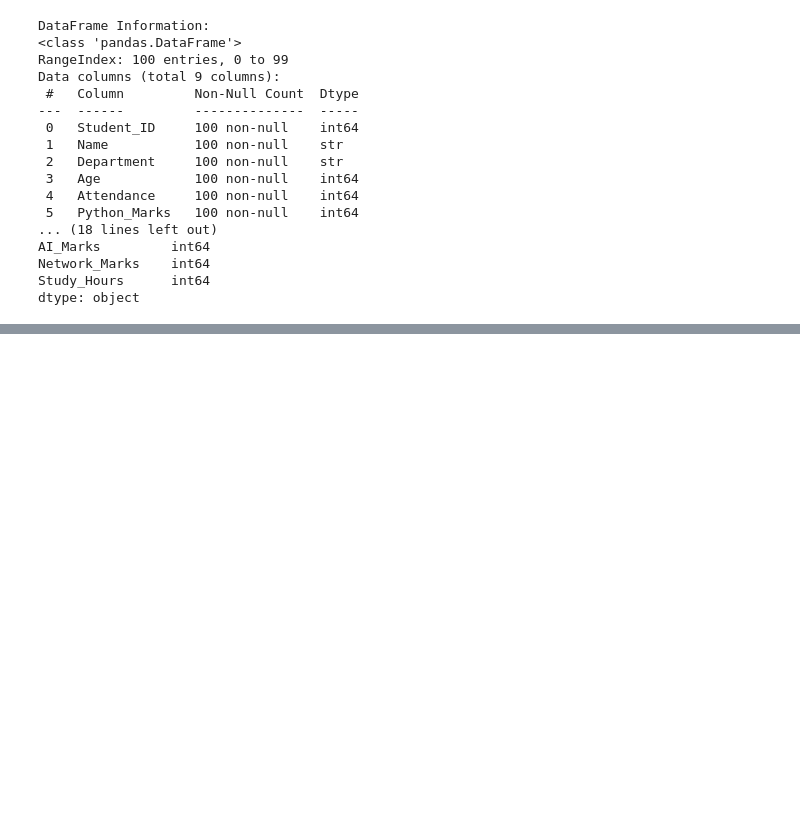
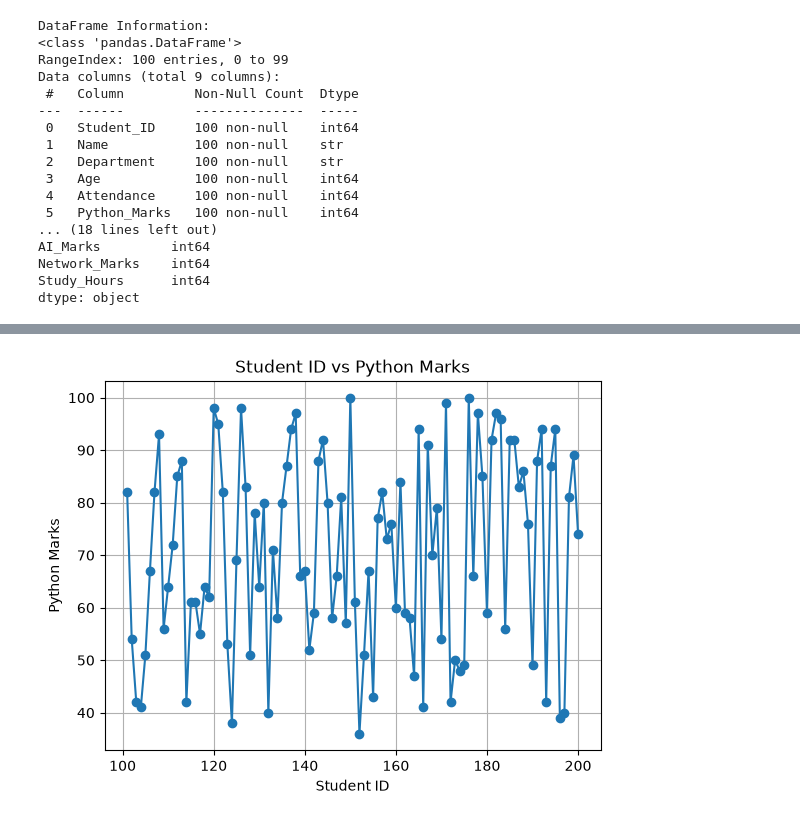
Before and after one commit to IgYaHiko/DS-lab, a Jupyter notebook: DS-lab/lab-5/lab-5.ipynb, the cells around one changed output, grey strips where cells are left out. Saved outputs shown, nothing was run; the diff lists cells and outputs as text; code cells hidden in the pictures; blank space fills up the shorter version.

```diff
--- a/DS-lab/lab-5/lab-5.ipynb
+++ b/DS-lab/lab-5/lab-5.ipynb
@@ -113,0 +137,8 @@ std      18.697753  19.118715      19.044581
+# %%
+# Q7. Percentage Change
+df = df.sort_values("Student_ID")
+
+df["Percentage_Change"] = df["Python_Marks"].pct_change() * 100
+
+print("\nPercentage Change:")
+print(df[["Student_ID", "Python_Marks", "Percentage_Change"]])
@@ -113,0 +195,9 @@ std      18.697753  19.118715      19.044581
+# %%
+# Q9. Sorting Using sort_index()
+df_index = df.set_index("Student_ID")
+
+print("\nSorted by Index Descending:")
+print(df_index.sort_index(ascending=False))
+
+print("\nReset Index:")
+print(df_index.sort_index(ascending=False).reset_index())
@@ -113,0 +315,11 @@ std      18.697753  19.118715      19.044581
+# %%
+# Q13. Line Plot
+plt.figure()
+plt.plot(df["Student_ID"], df["Python_Marks"], marker="o")
+plt.title("Student ID vs Python Marks")
+plt.xlabel("Student ID")
+plt.ylabel("Python Marks")
+plt.grid(True)
+plt.show()
+# %% [output]
+[figure, added]
```
Also changed, not shown: parts of 14 cells of this notebook.
